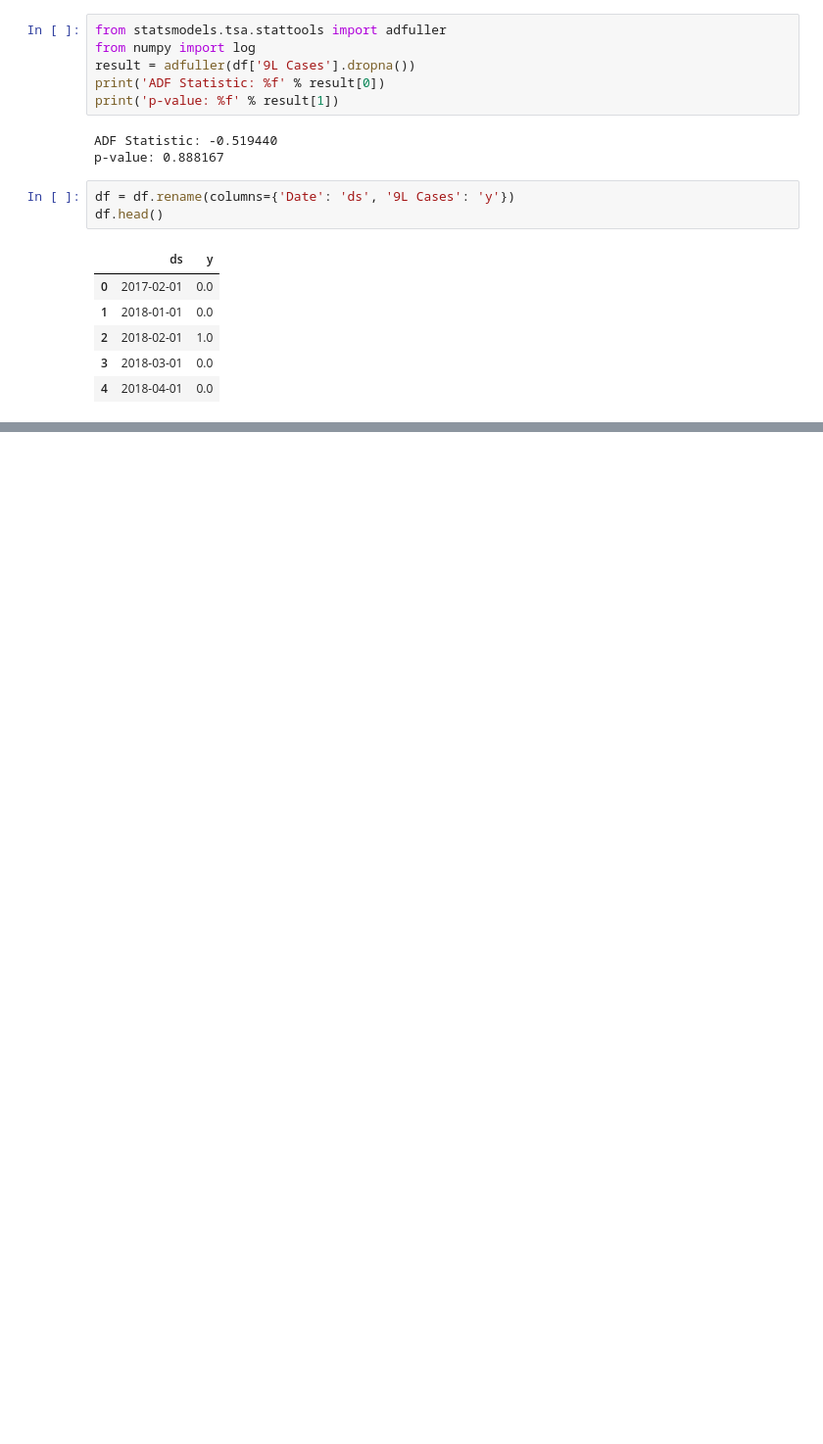
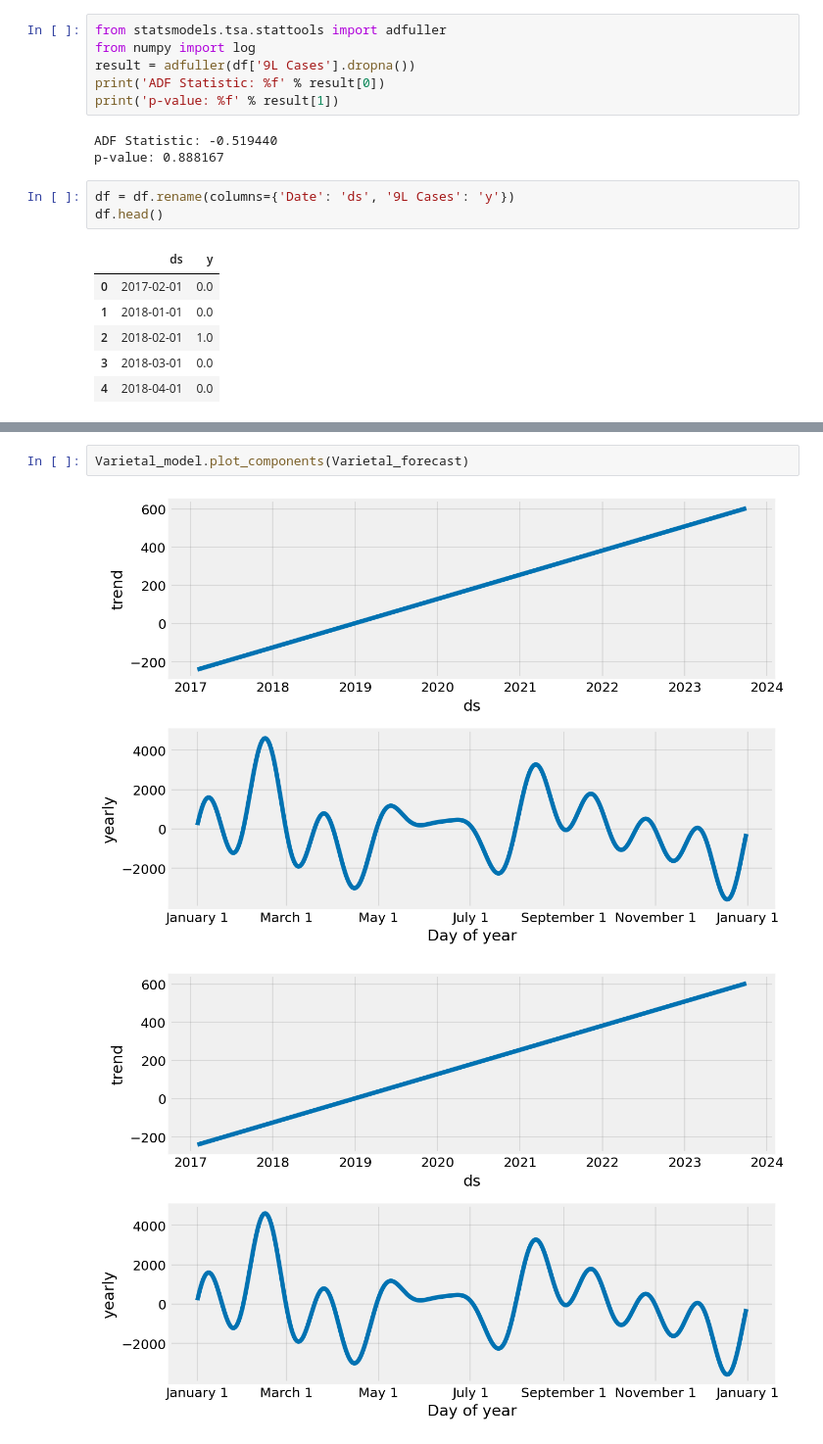
Before and after one commit to fengtastics/111-Capstone, a Jupyter notebook: Arterra_Project.ipynb, the cells around one changed output, grey strips where cells are left out. Shown at 98% size. Drawn from its saved outputs; the diff is of its cells as text; blank space fills up the shorter version.

```diff
--- a/Arterra_Project.ipynb
+++ b/Arterra_Project.ipynb
@@ -270,0 +295,5 @@ plt.title('Rose 9L Sales Forecast');
+# %%
+Varietal_model.plot_components(Varietal_forecast)
+# %% [output]
+[figure, added]
+[figure, added]
```
Also changed, not shown: parts of 8 cells of this notebook.
